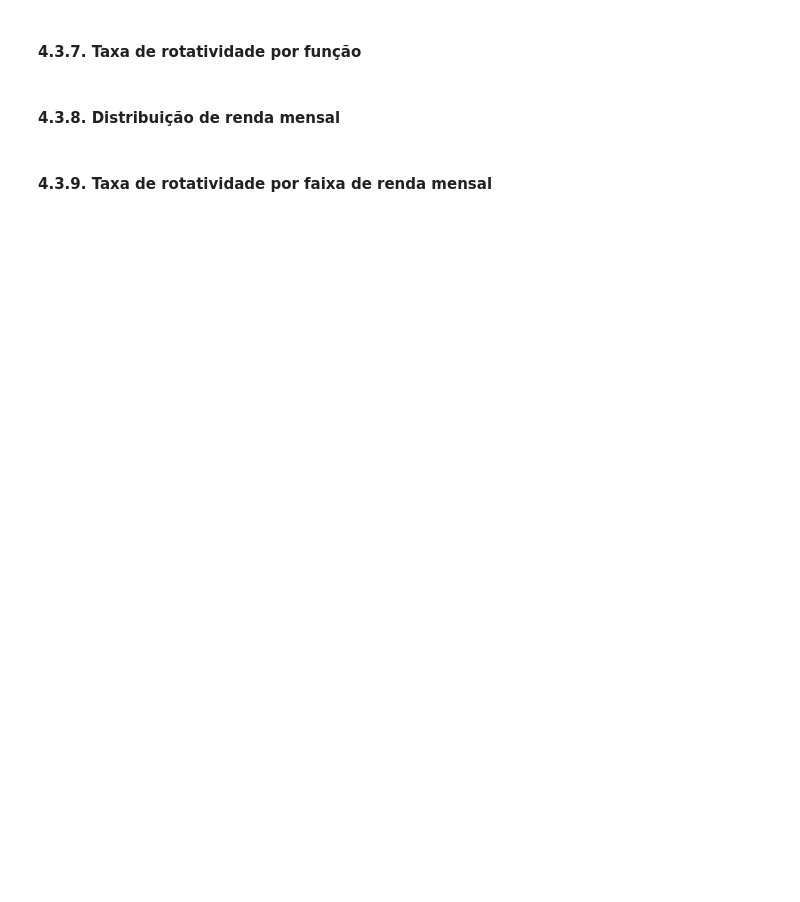
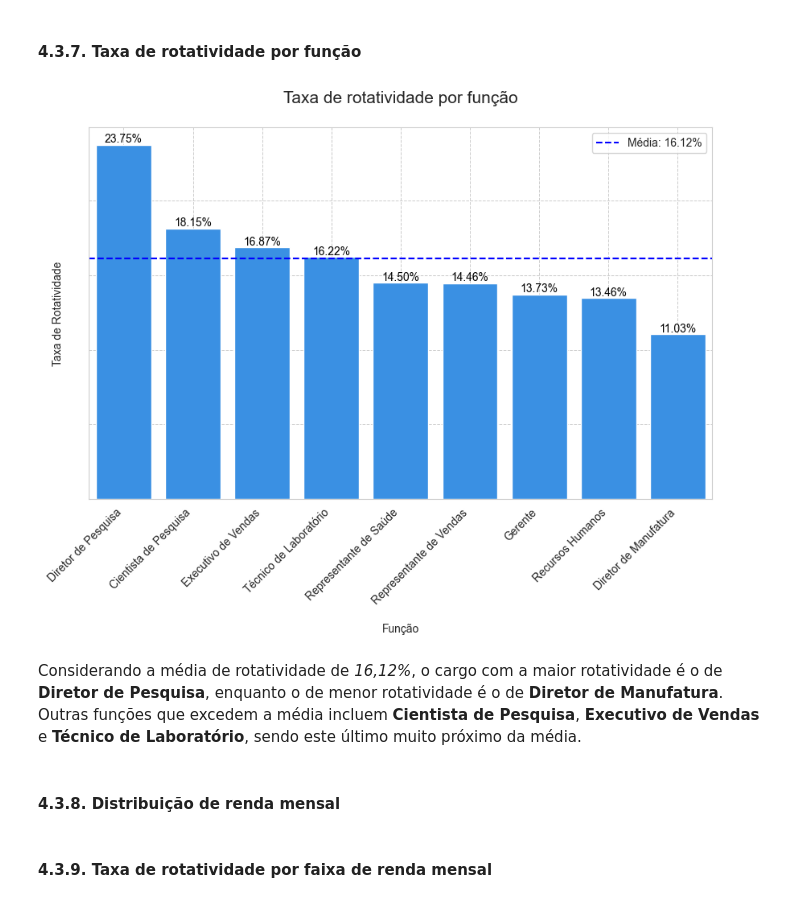
Before and after one commit to emso-exe/Analise_de_rh_-_people_analytics, a Jupyter notebook: 001_analise_de_rh.ipynb, the cells around one changed output. Drawn from its saved outputs; the diff is of its cells as text; code cells hidden in the pictures; blank space fills up the shorter version.

Commit message:
feat: adicionando código dos gráficos dos itens 4.3.6 e 4.3.7.

```diff
--- a/001_analise_de_rh.ipynb
+++ b/001_analise_de_rh.ipynb
@@ -618,5 +626,49 @@ plt.show()
 # %% [markdown]
 #### 4.3.7. Taxa de rotatividade por função
+# %%
+# Calcular a taxa de rotatividade por funcao
+rotatividade_por_funcao = df_analise.groupby(
+    'Funcao')['RotatividadeBin'].mean()
+rotatividade_por_funcao = rotatividade_por_funcao.sort_values(ascending=False)
+
+# Criar o gráfico de barras
+plt.figure(figsize=(10, 6))
+plot = sns.barplot(x=rotatividade_por_funcao.index,
+                   y=rotatividade_por_funcao.values, palette=['dodgerblue'])
+
+# Adicionar rótulos e título
+plot.set_title('Taxa de rotatividade por função\n', fontsize=15)
+plot.set(xlabel='\nFunção', ylabel='Taxa de Rotatividade\n')
+plot.tick_params(axis='both', labelsize=10)
+
+# Adicionando linha horizontal para a média
+rotatividade_media = df_analise['RotatividadeBin'].mean()
+plt.axhline(rotatividade_media, color='blue', linestyle='--',
+            label=f'Média: {rotatividade_media:.2%}')
+
+# Removendo os valores do eixo y
+plot.set_yticklabels([])
+
+# Rotacionando os valores do eixo x
+plt.xticks(rotation=45, ha='right')
+
+# Adicionar valores sobre as barras
+for p in plot.patches:
+    plot.annotate(f'{p.get_height():.2%}', (p.get_x() + p.get_width() / 2., p.get_height()),
+                  ha='center', va='bottom', fontsize=10, color='black')
+
+# Formatando grade do gráfico
+plt.grid(True, which='both', linestyle='--', linewidth=0.7)
+
+# Adicionando a legenda
+plt.legend()
+
+# Exibindo o gráfico
+plt.show()
+# %% [output]
+[figure, added]
+# %% [markdown]
+Considerando a média de rotatividade de _16,12%_, o cargo com a maior rotatividade é o de **Diretor de Pesquisa**, enquanto o de menor rotatividade é o de **Diretor de Manufatura**. Outras funções que excedem a média incluem **Cientista de Pesquisa**, **Executivo de Vendas** e **Técnico de Laboratório**, sendo este último muito próximo da média.
 # %% [markdown]
 #### 4.3.8. Distribuição de renda mensal
 # %% [markdown]
```
Also changed, not shown: parts of 6 cells of this notebook.
